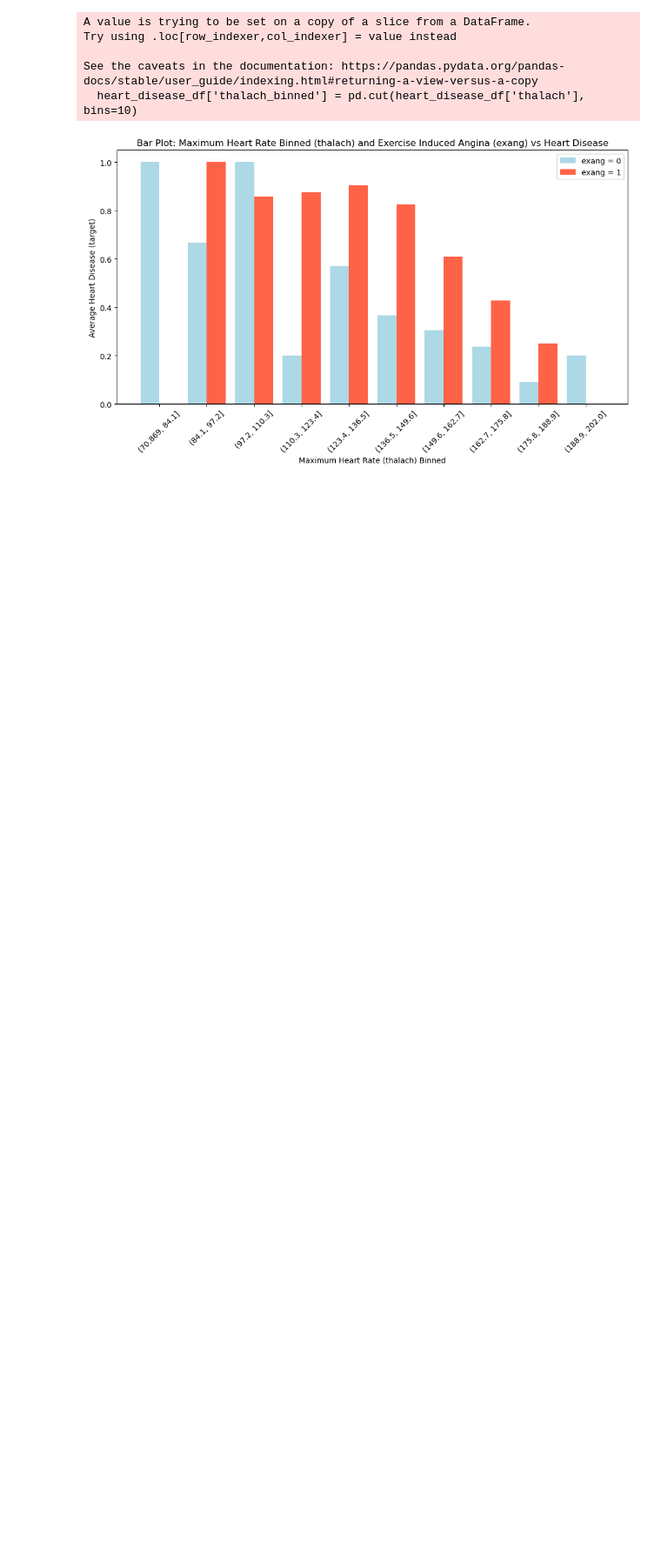
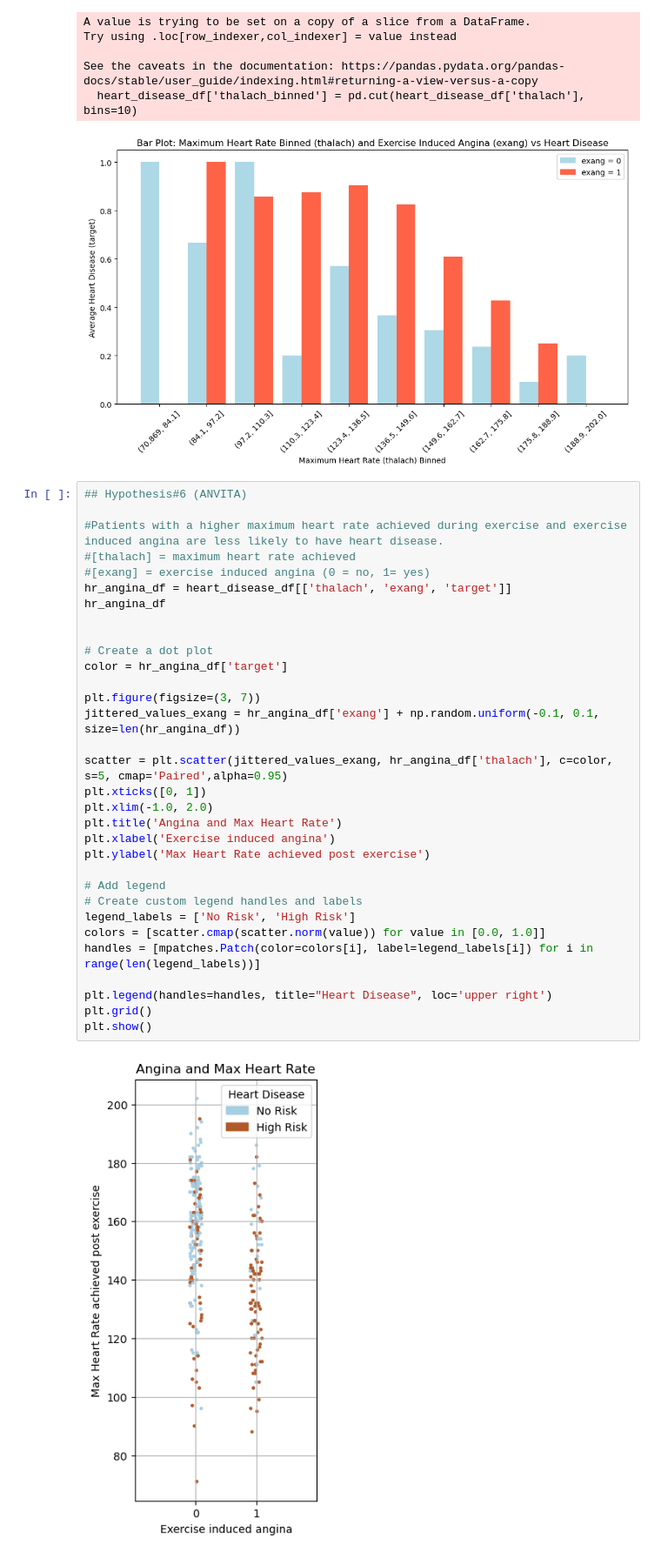
Before and after one commit to dallen91801/Heart-Disease-Analysis, a Jupyter notebook: Final_notebook_aleks.ipynb, the cells around one changed output. Shown at 87% size. Saved outputs shown, nothing was run; the diff lists cells and outputs as text; blank space fills up the shorter version.

```diff
--- a/Final_notebook_aleks.ipynb
+++ b/Final_notebook_aleks.ipynb
@@ -666,3 +669,37 @@ Try using .loc[row_indexer,col_indexer] = value instead
 See the caveats in the documentation: https://pandas.pydata.org/pandas-docs/stable/user_guide/indexing.html#returning-a-view-versus-a-copy
   heart_disease_df['thalach_binned'] = pd.cut(heart_disease_df['thalach'], bins=10)
 [figure]
+# %%
+## Hypothesis#6 (ANVITA)
+
+#Patients with a higher maximum heart rate achieved during exercise and exercise induced angina are less likely to have heart disease.
+#[thalach] = maximum heart rate achieved
+#[exang] = exercise induced angina (0 = no, 1= yes)
+hr_angina_df = heart_disease_df[['thalach', 'exang', 'target']]
+hr_angina_df
+
+
+# Create a dot plot
+color = hr_angina_df['target']
+
+plt.figure(figsize=(3, 7))
+jittered_values_exang = hr_angina_df['exang'] + np.random.uniform(-0.1, 0.1, size=len(hr_angina_df))
+
+scatter = plt.scatter(jittered_values_exang, hr_angina_df['thalach'], c=color, s=5, cmap='Paired',alpha=0.95)
+plt.xticks([0, 1])
+plt.xlim(-1.0, 2.0)
+plt.title('Angina and Max Heart Rate')
+plt.xlabel('Exercise induced angina')
+plt.ylabel('Max Heart Rate achieved post exercise')
+
+# Add legend
+# Create custom legend handles and labels
+legend_labels = ['No Risk', 'High Risk']
+colors = [scatter.cmap(scatter.norm(value)) for value in [0.0, 1.0]]
+handles = [mpatches.Patch(color=colors[i], label=legend_labels[i]) for i in range(len(legend_labels))]
+
+plt.legend(handles=handles, title="Heart Disease", loc='upper right')
+plt.grid()
+plt.show()
+# %% [output]
+[figure, added]
```
Also changed, not shown: parts of 12 cells of this notebook.
